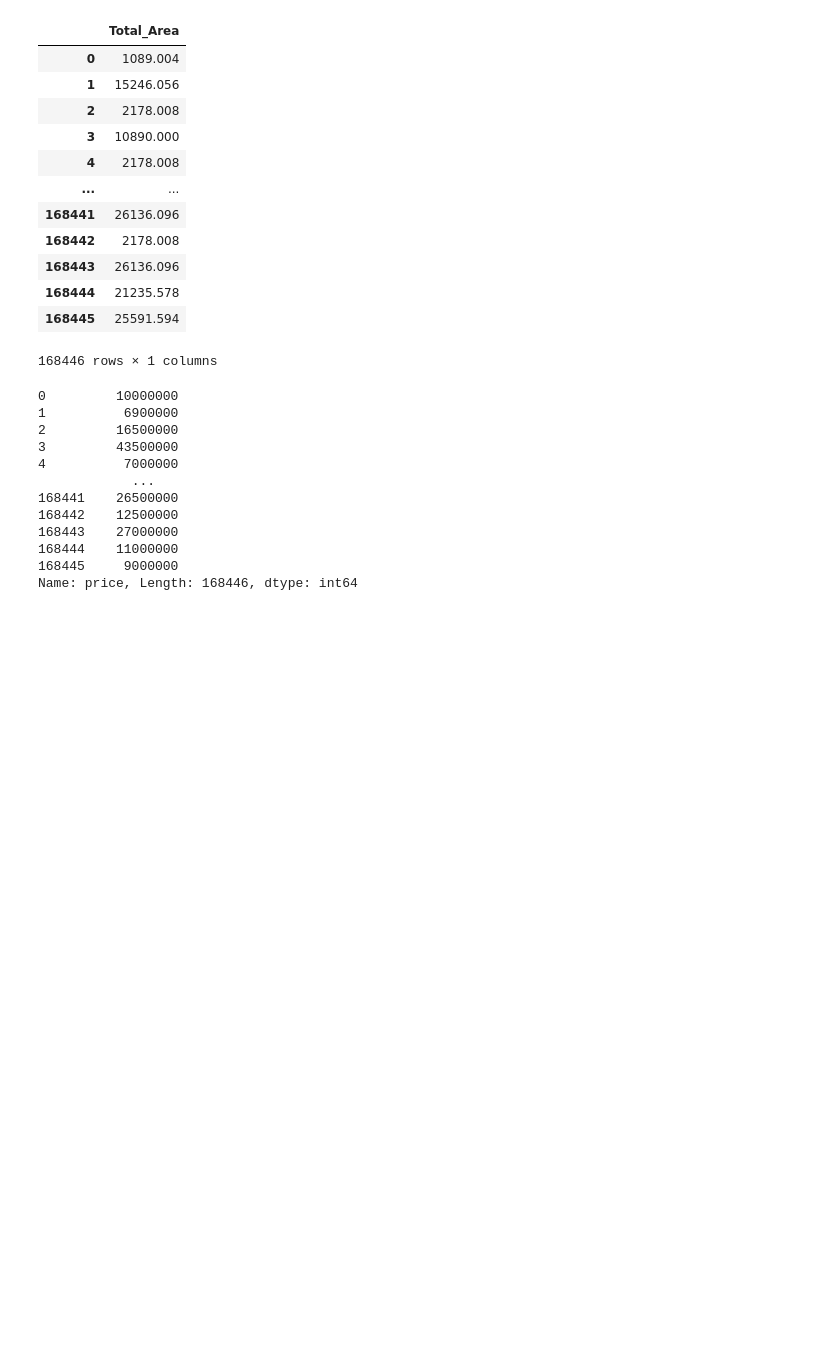
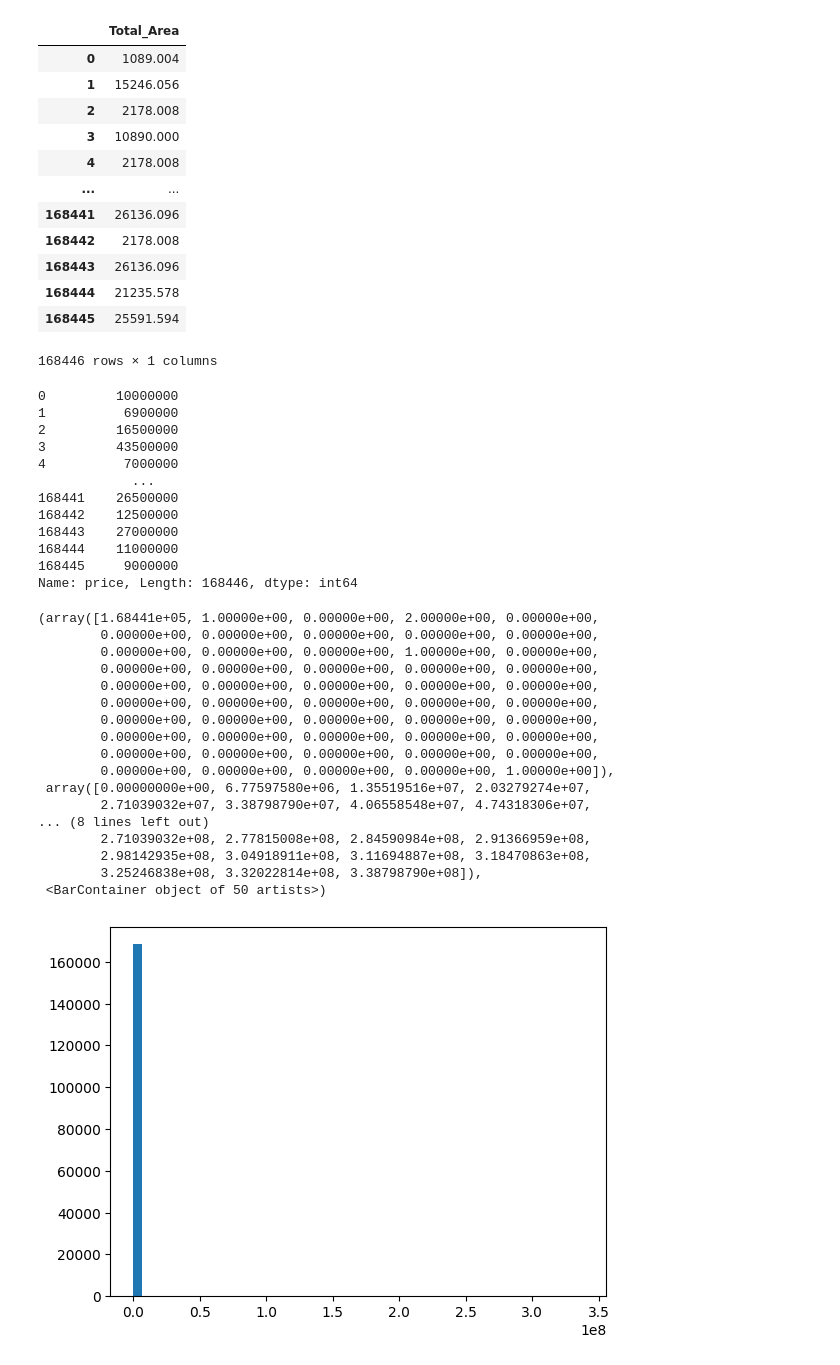
Before and after one commit to Millrocious/python-ai, a Jupyter notebook: Entities_demo.ipynb, the cells around one changed output. Saved outputs shown, nothing was run; the diff lists cells and outputs as text; code cells hidden in the pictures; blank space fills up the shorter version.

```diff
--- a/Entities_demo.ipynb
+++ b/Entities_demo.ipynb
@@ -96,3 +96,24 @@ y
 168444    11000000
 168445     9000000
 Name: price, Length: 168446, dtype: int64
+# %%
+plt.hist(X, bins=50)
+# %% [output]
+(array([1.68441e+05, 1.00000e+00, 0.00000e+00, 2.00000e+00, 0.00000e+00,
+        0.00000e+00, 0.00000e+00, 0.00000e+00, 0.00000e+00, 0.00000e+00,
+        0.00000e+00, 0.00000e+00, 0.00000e+00, 1.00000e+00, 0.00000e+00,
+        0.00000e+00, 0.00000e+00, 0.00000e+00, 0.00000e+00, 0.00000e+00,
+        0.00000e+00, 0.00000e+00, 0.00000e+00, 0.00000e+00, 0.00000e+00,
+        0.00000e+00, 0.00000e+00, 0.00000e+00, 0.00000e+00, 0.00000e+00,
+        0.00000e+00, 0.00000e+00, 0.00000e+00, 0.00000e+00, 0.00000e+00,
+        0.00000e+00, 0.00000e+00, 0.00000e+00, 0.00000e+00, 0.00000e+00,
+        0.00000e+00, 0.00000e+00, 0.00000e+00, 0.00000e+00, 0.00000e+00,
+        0.00000e+00, 0.00000e+00, 0.00000e+00, 0.00000e+00, 1.00000e+00]),
+ array([0.00000000e+00, 6.77597580e+06, 1.35519516e+07, 2.03279274e+07,
+        2.71039032e+07, 3.38798790e+07, 4.06558548e+07, 4.74318306e+07,
+... (8 lines left out)
+        2.71039032e+08, 2.77815008e+08, 2.84590984e+08, 2.91366959e+08,
+        2.98142935e+08, 3.04918911e+08, 3.11694887e+08, 3.18470863e+08,
+        3.25246838e+08, 3.32022814e+08, 3.38798790e+08]),
+ <BarContainer object of 50 artists>)
+[figure, added]
```
Also changed, not shown: parts of 5 cells of this notebook.
